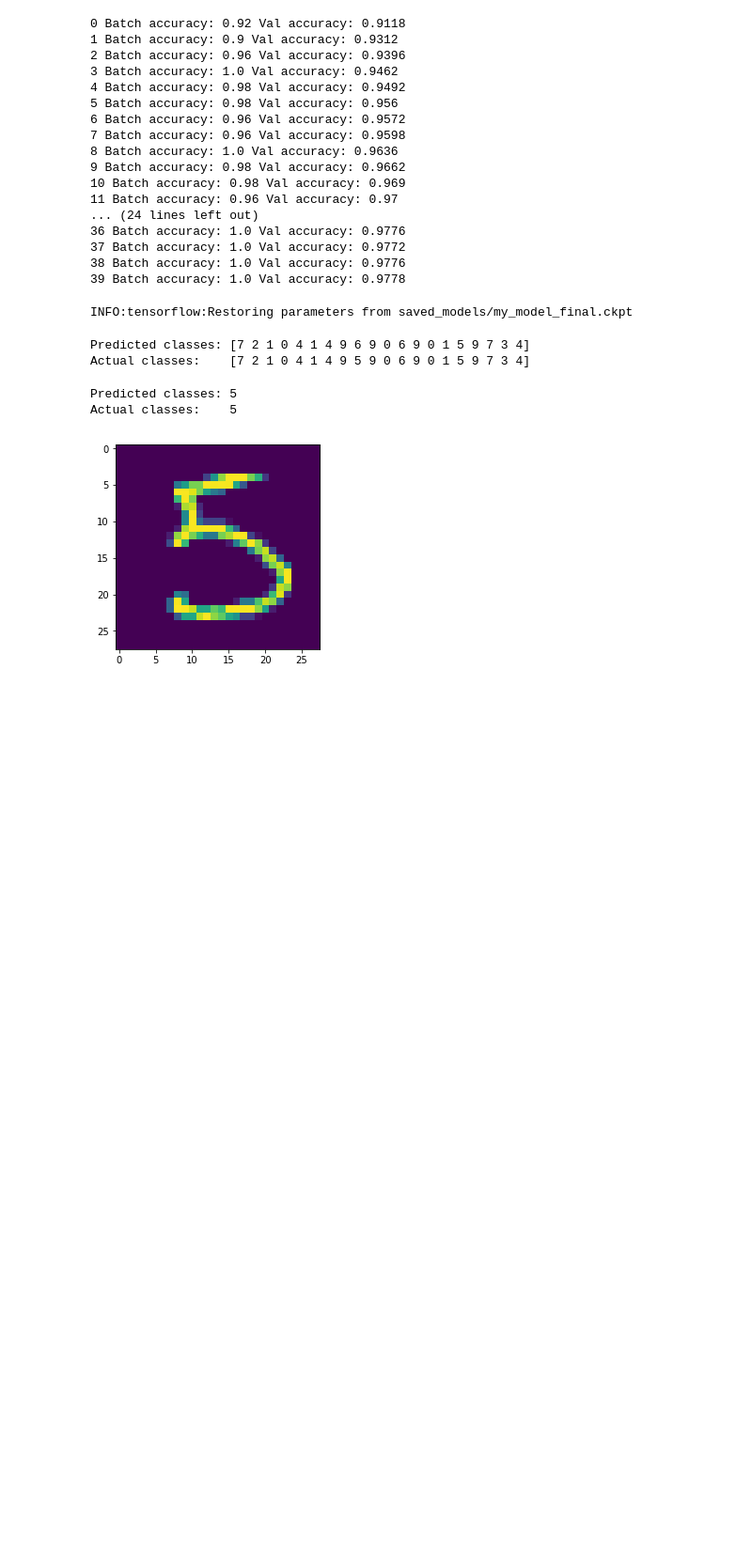
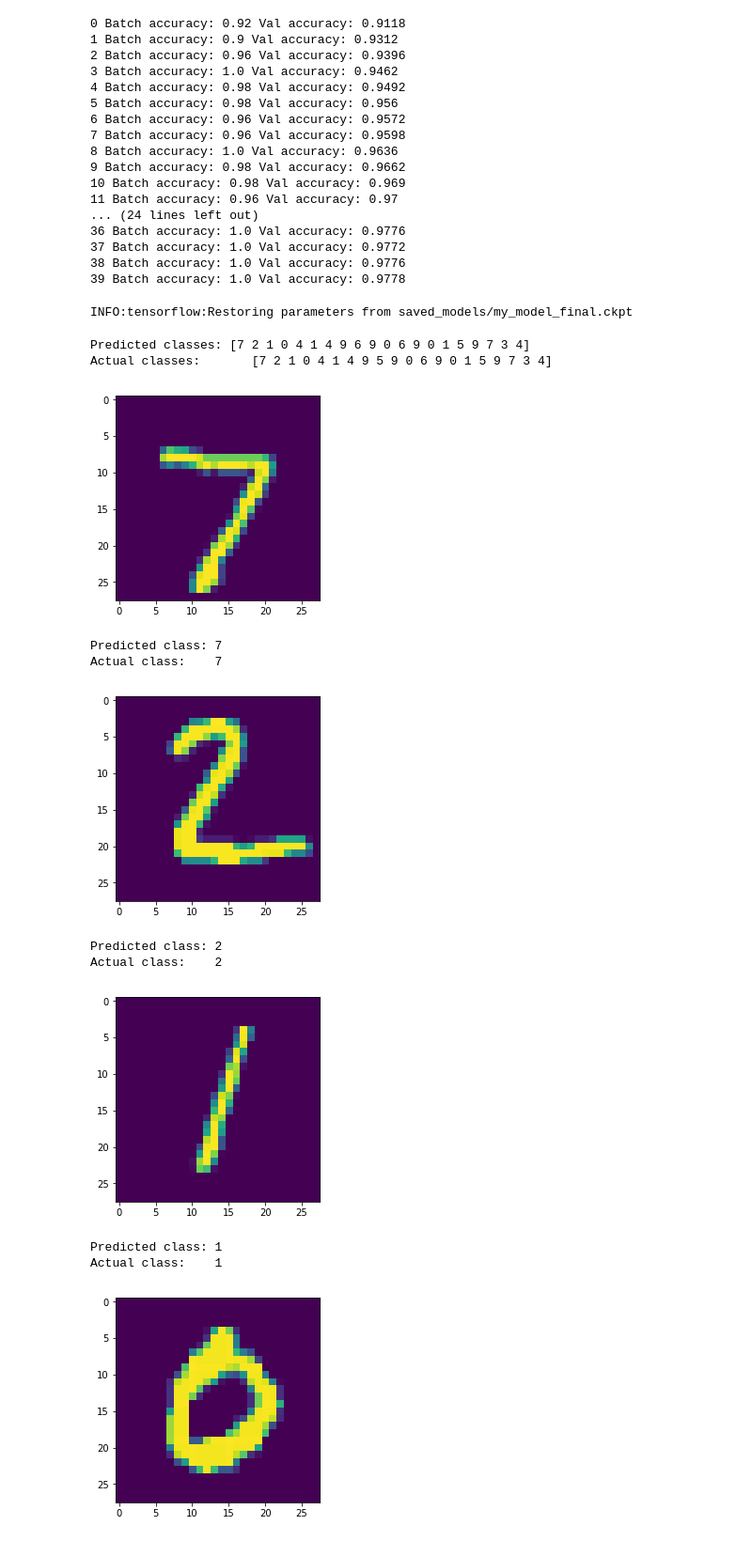
Before and after one commit to 4mosoT/first_steps_tf, a Jupyter notebook: DNN_plain_tensorflow.ipynb, the cells around one changed output. Shown at 94% size. Cells and saved outputs as stored; diff of their text form; code cells hidden in the pictures; blank space fills up the shorter version.

Commit message:
Predicted class visualizations

```diff
--- a/DNN_plain_tensorflow.ipynb
+++ b/DNN_plain_tensorflow.ipynb
@@ -113,11 +113,19 @@ Actual classes:    [7 2 1 0 4 1 4 9 5 9 0 6 9 0 1 5 9 7 3 4]
 %matplotlib inline
 import matplotlib.pyplot as plt
 # %%
-index = 15
-plt.imshow(np.reshape(X_test[index], (28, 28)))
-print("Predicted classes:", y_pred[index])
-print("Actual classes:   ", y_test[index])
+for index in range(len(y_pred)):
+    plt.imshow(np.reshape(X_test[index], (28, 28)))
+    plt.show()
+    print("Predicted class:", y_pred[index])
+    print("Actual class:   ", y_test[index])
 # %% [output]
+[figure, new version]
-Predicted classes: 5
-Actual classes:    5
+Predicted class: 7
+Actual class:    7
-[figure, old version]
+[figure, added]
+Predicted class: 2
+Actual class:    2
+[figure, added]
+Predicted class: 1
+Actual class:    1
+[figure, added]
```
Also changed, not shown: parts of 2 cells of this notebook.
